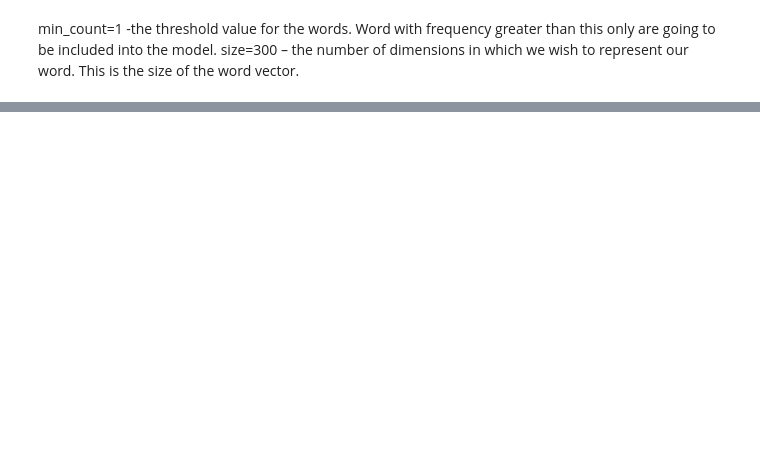
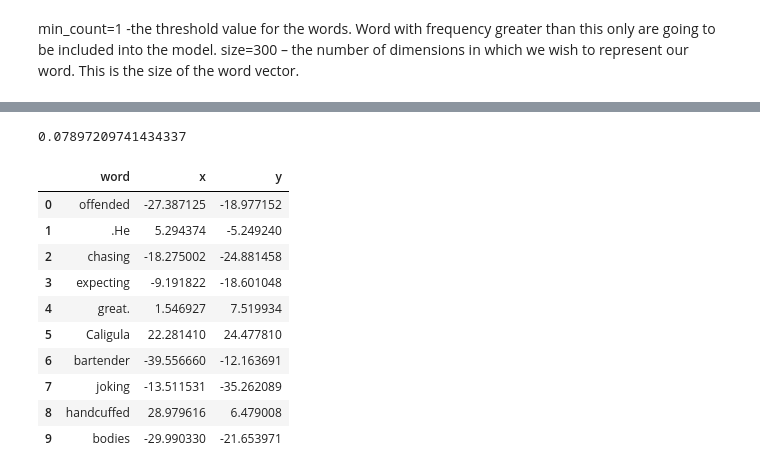
Before and after one commit to msd495/Machine-learning-from-0-to-1, a Jupyter notebook: Word2vec.ipynb, the cells around one changed output, grey strips where cells are left out. Saved outputs shown, nothing was run; the diff lists cells and outputs as text; code cells hidden in the pictures; blank space fills up the shorter version.

```diff
--- a/Word2vec.ipynb
+++ b/Word2vec.ipynb
@@ -31,0 +69,4 @@ print (a1)
+# %%
+print(train_model.similarity('apple', 'fruit'))
+# %% [output]
+0.07897209741434337
@@ -31,0 +94,14 @@ print (a1)
+# %%
+points.head(10)
+# %% [output]
+|  | word | x | y |
+| 0 | offended | -27.387125 | -18.977152 |
+| 1 | .He | 5.294374 | -5.249240 |
+| 2 | chasing | -18.275002 | -24.881458 |
+| 3 | expecting | -9.191822 | -18.601048 |
+| 4 | great. | 1.546927 | 7.519934 |
+| 5 | Caligula | 22.281410 | 24.477810 |
+| 6 | bartender | -39.556660 | -12.163691 |
+| 7 | joking | -13.511531 | -35.262089 |
+| 8 | handcuffed | 28.979616 | 6.479008 |
+| 9 | bodies | -29.990330 | -21.653971 |
```
Also changed, not shown: parts of 12 cells of this notebook, 4 other files.
